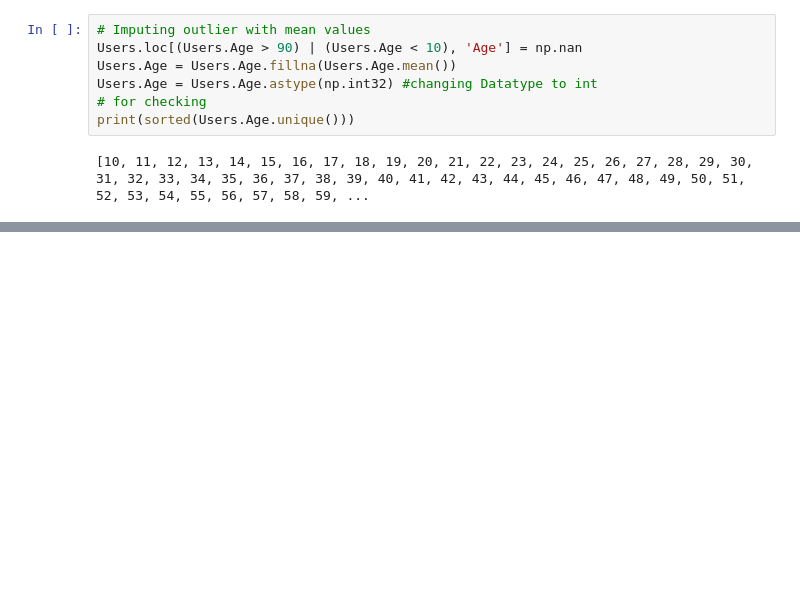
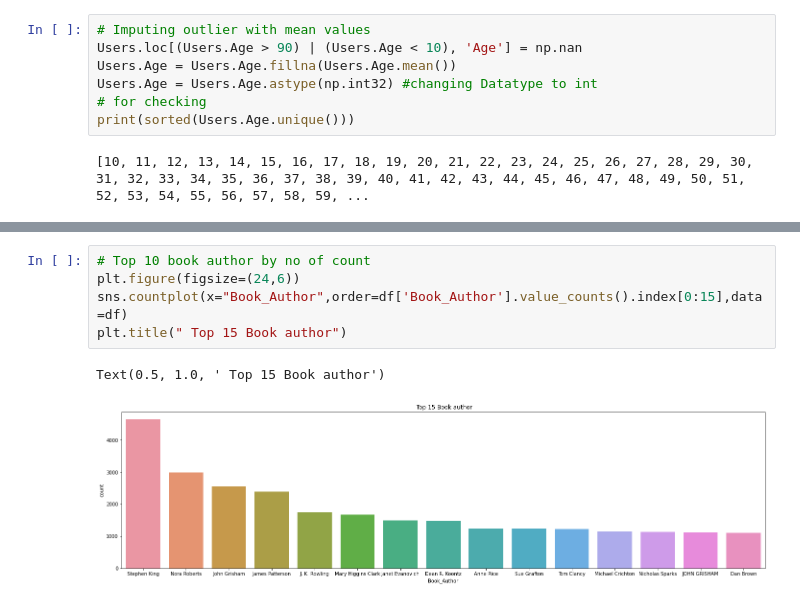
Before and after one commit to AjaharDaroga/BOOK_RECOMMENDATION_SYSTEM, a Jupyter notebook: BOOK_RECOMMENDATION_SYSTEM.ipynb, the cells around one changed output, grey strips where cells are left out. Cells and saved outputs as stored; diff of their text form; blank space fills up the shorter version.

```diff
--- a/BOOK_RECOMMENDATION_SYSTEM.ipynb
+++ b/BOOK_RECOMMENDATION_SYSTEM.ipynb
@@ -276,0 +553,8 @@ print(sorted(Users.Age.unique()))
+# %%
+# Top 10 book author by no of count
+plt.figure(figsize=(24,6))
+sns.countplot(x="Book_Author",order=df['Book_Author'].value_counts().index[0:15],data=df)
+plt.title(" Top 15 Book author")
+# %% [output]
+Text(0.5, 1.0, ' Top 15 Book author')
+[figure, added]
```
Also changed, not shown: parts of 56 cells of this notebook.
